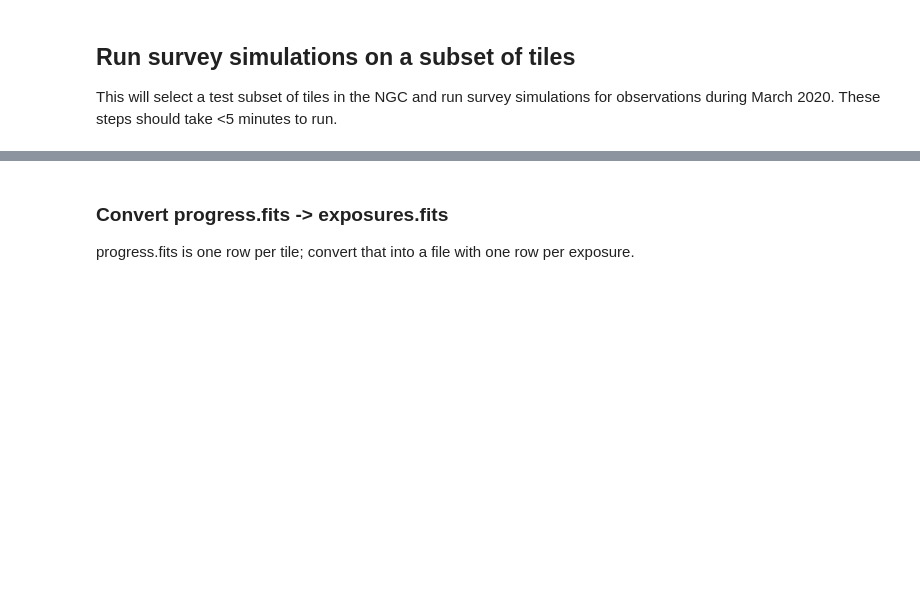
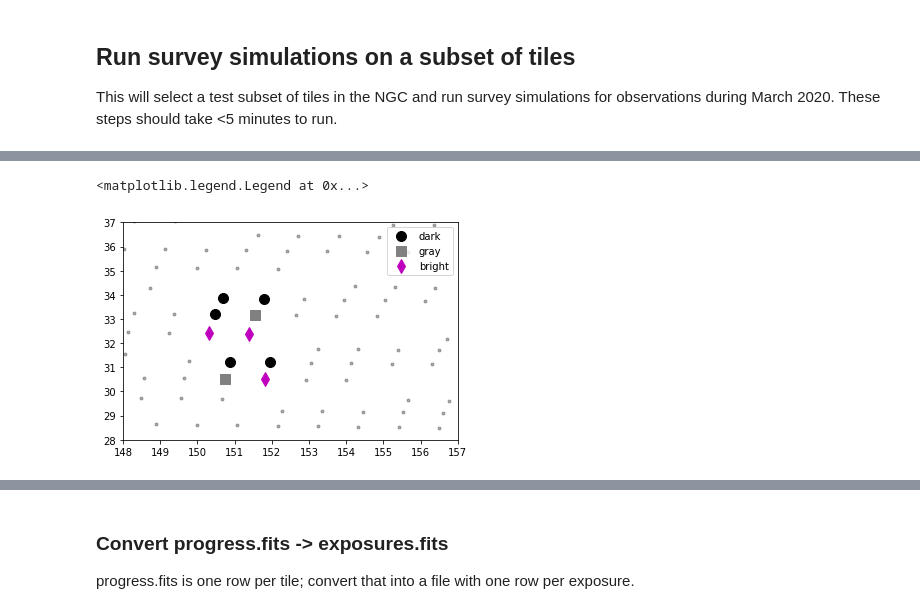
Before and after one commit to desihub/two_percent_DESI, a Jupyter notebook: mini/minitest.ipynb, the cells around one changed output, grey strips where cells are left out. Cells and saved outputs as stored; diff of their text form; code cells hidden in the pictures; blank space fills up the shorter version.

```diff
--- a/mini/minitest.ipynb
+++ b/mini/minitest.ipynb
@@ -129,3 +150,18 @@ tiles[ii].write('tiles-subset.fits', overwrite=True)
+# %%
+#- Plot those tiles
+clf()
+plot(alltiles['RA'], alltiles['DEC'], 'k.', alpha=0.3, label='_none_')
+isdark = tiles['PROGRAM'] == 'DARK'
+isgray = tiles['PROGRAM'] == 'GRAY'
+isbright = tiles['PROGRAM'] == 'BRIGHT'
+plot(tiles['RA'][isdark], tiles['DEC'][isdark], 'o', color='k', ms=10, label='dark')
+plot(tiles['RA'][isgray], tiles['DEC'][isgray], 's', color='0.5', ms=10, label='gray')
+plot(tiles['RA'][isbright], tiles['DEC'][isbright], 'd', color='m', ms=10, label='bright')
+xlim(148, 157); ylim(28, 37)
+legend()
+# %% [output]
+<matplotlib.legend.Legend at 0x...>
+[figure, added]
 # %%
 !time surveyinit --config-file ./desisurvey-config.yaml
 # %% [output]
```
Also changed, not shown: parts of 60 cells of this notebook, 3 other files.
